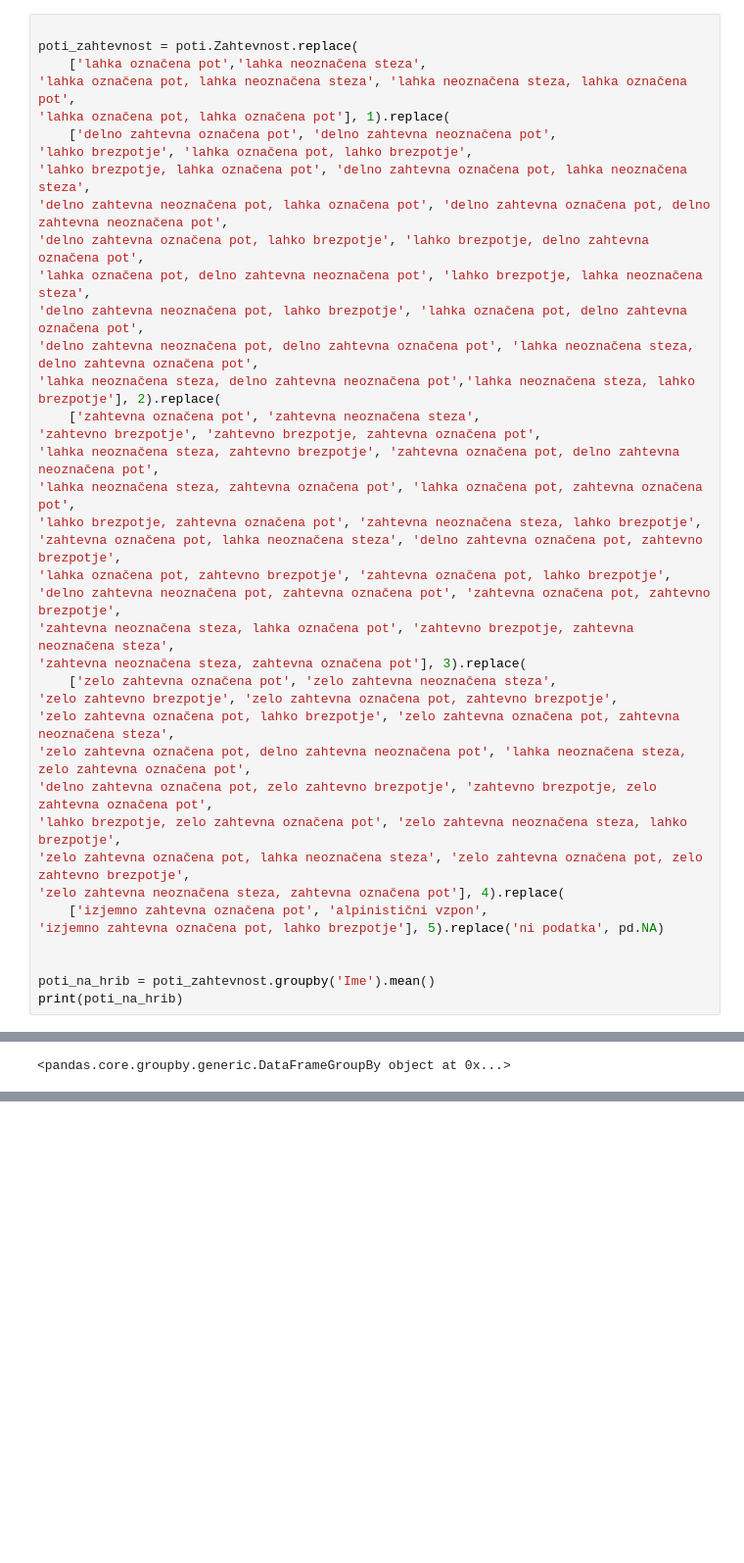
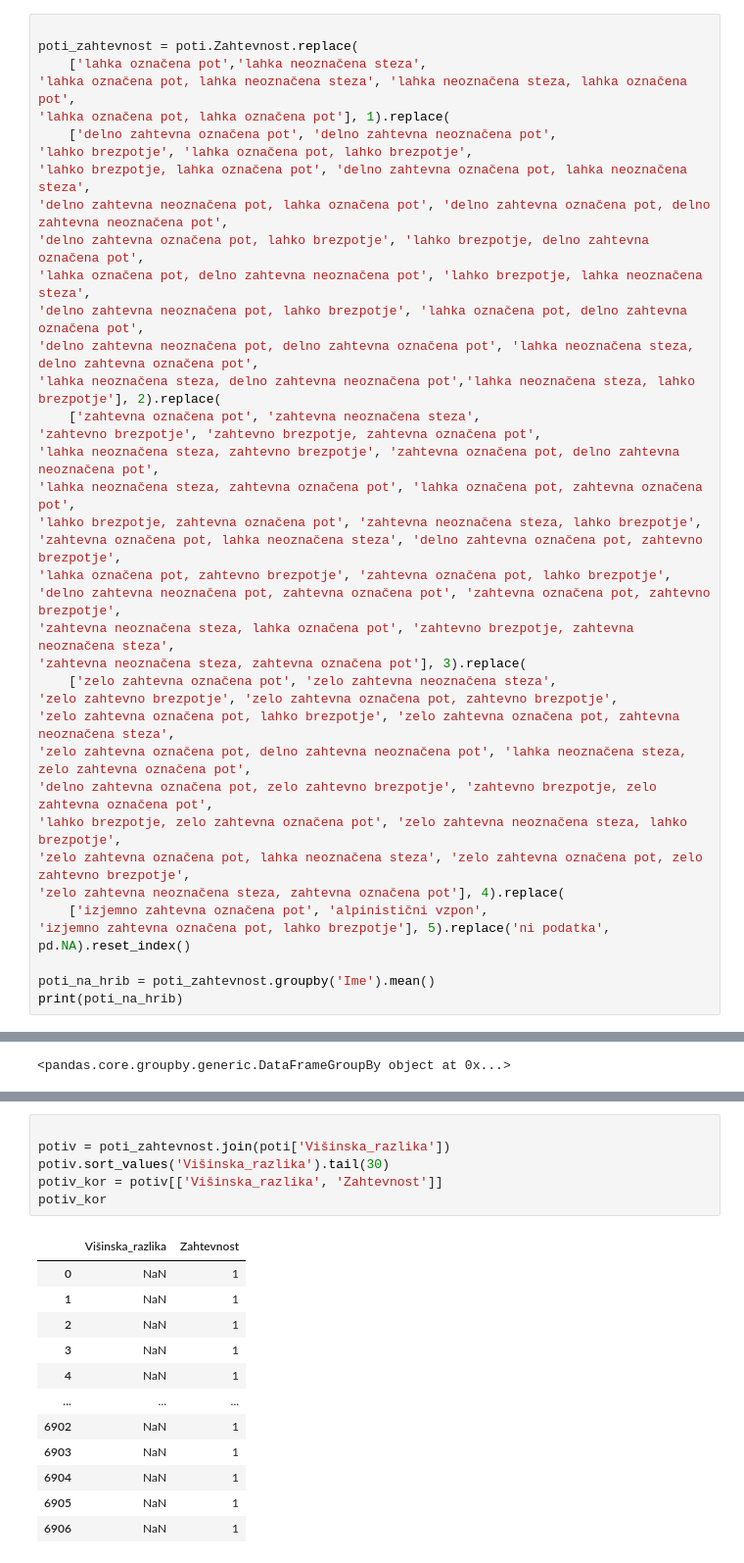
Before and after one commit to AndrazKukovicic/Hribi_projektna_naloga, a Jupyter notebook: Analiza_podatkov.ipynb, the cells around one changed output, grey strips where cells are left out. Shown at 98% size. Drawn from its saved outputs; the diff is of its cells as text; blank space fills up the shorter version.

```diff
--- a/Analiza_podatkov.ipynb
+++ b/Analiza_podatkov.ipynb
@@ -132,8 +136,7 @@ poti_zahtevnost = poti.Zahtevnost.replace(
 'zelo zahtevna označena pot, lahka neoznačena steza', 'zelo zahtevna označena pot, zelo zahtevno brezpotje',
 'zelo zahtevna neoznačena steza, zahtevna označena pot'], 4).replace(
     ['izjemno zahtevna označena pot', 'alpinistični vzpon',
-'izjemno zahtevna označena pot, lahko brezpotje'], 5).replace('ni podatka', pd.NA)
-
+'izjemno zahtevna označena pot, lahko brezpotje'], 5).replace('ni podatka', pd.NA).reset_index()
 
 poti_na_hrib = poti_zahtevnost.groupby('Ime').mean()
 print(poti_na_hrib)
@@ -227,0 +279,19 @@ poZahtevnosti
+# %%
+
+potiv = poti_zahtevnost.join(poti['Višinska_razlika'])
+potiv.sort_values('Višinska_razlika').tail(30)
+potiv_kor = potiv[['Višinska_razlika', 'Zahtevnost']]
+potiv_kor
+# %% [output]
+|  | Višinska_razlika | Zahtevnost |
+| 0 | NaN | 1 |
+| 1 | NaN | 1 |
+| 2 | NaN | 1 |
+| 3 | NaN | 1 |
+| 4 | NaN | 1 |
+| ... | ... | ... |
+| 6902 | NaN | 1 |
+| 6903 | NaN | 1 |
+| 6904 | NaN | 1 |
+| 6905 | NaN | 1 |
+| 6906 | NaN | 1 |
```
Also changed, not shown: parts of 12 cells of this notebook.
